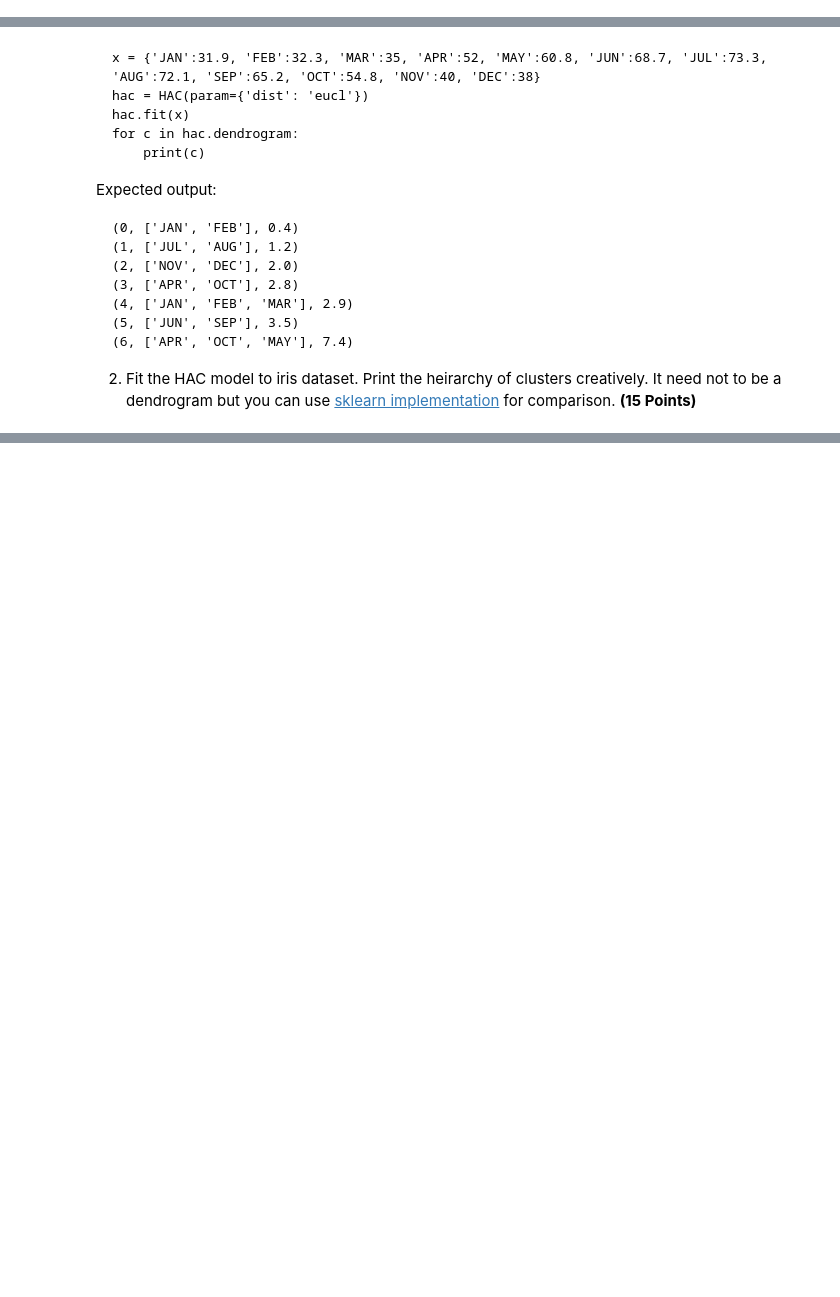
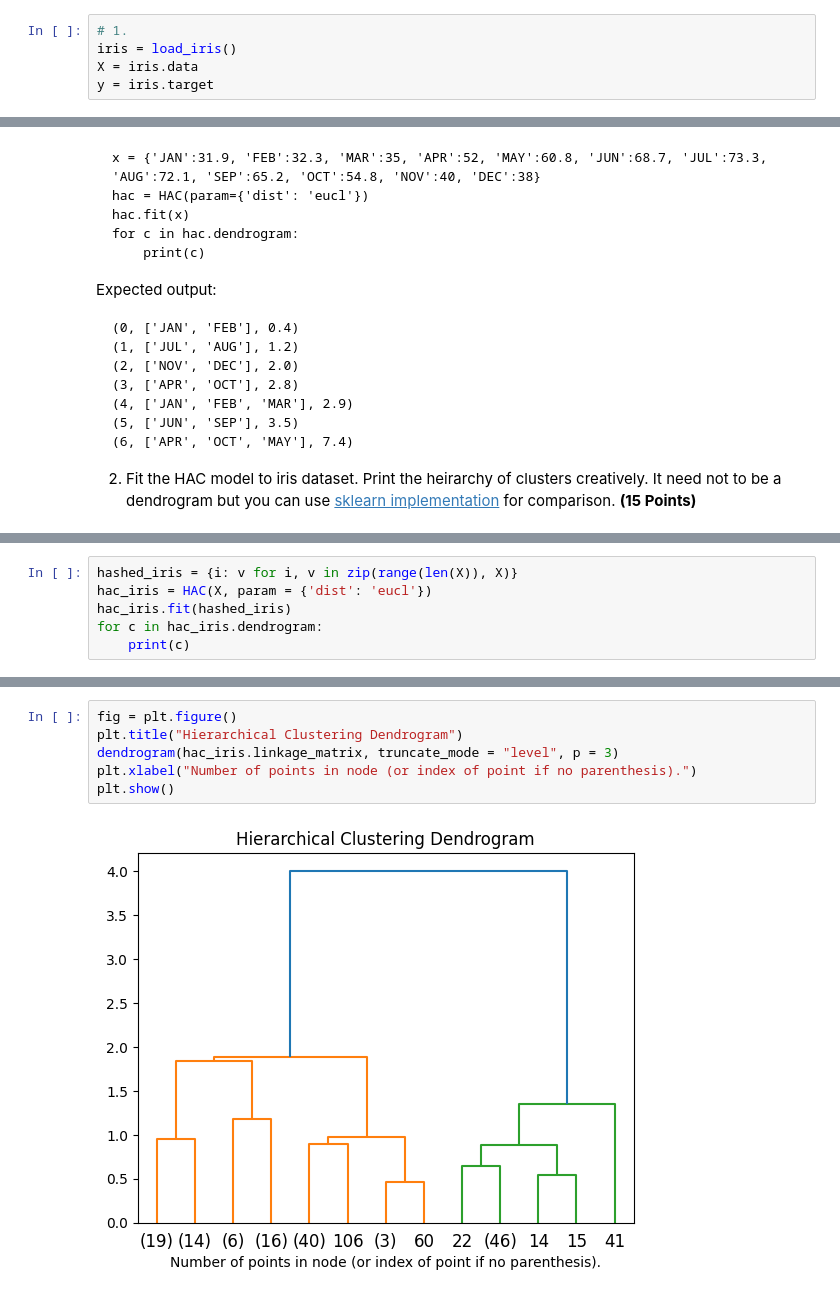
Before and after one commit to PdAlbedo/CS6140_Machine_Learning, a Jupyter notebook: A3/CS6140_ML_A3_F22.ipynb, the cells around one changed output, grey strips where cells are left out. Saved outputs shown, nothing was run; the diff lists cells and outputs as text; blank space fills up the shorter version.

```diff
--- a/A3/CS6140_ML_A3_F22.ipynb
+++ b/A3/CS6140_ML_A3_F22.ipynb
@@ -36,3 +133,8 @@ min_samples_leaf = [1, 2, 4,6,8]
 2. Use seed 1 to split data in 80-20 train-test configuration.  Train a Random Forest classifier with each unique configuration and record train/test accuracy, precision and recall in the results dataframe. This dataframe will have 5 columns (each corresponding to tuning parameter) and each row will correspond to each unique configuration. 5x5x5x5x5 rows. Analyse of the impact of each tuning parameter on predictor performance. **(15 Points)**
 
 3. From the results of the above find the best estimators and use them for classifcation once again and evaluate the performance using 10 fold cross validation. **(15 Points)**
+# %%
+# 1.
+iris = load_iris()
+X = iris.data
+y = iris.target
@@ -112,0 +362,6 @@ class HAC:
+# %%
+hashed_iris = {i: v for i, v in zip(range(len(X)), X)}
+hac_iris = HAC(X, param = {'dist': 'eucl'})
+hac_iris.fit(hashed_iris)
+for c in hac_iris.dendrogram:
+    print(c)
@@ -112,0 +386,8 @@ class HAC:
+# %%
+fig = plt.figure()
+plt.title("Hierarchical Clustering Dendrogram")
+dendrogram(hac_iris.linkage_matrix, truncate_mode = "level", p = 3)
+plt.xlabel("Number of points in node (or index of point if no parenthesis).")
+plt.show()
+# %% [output]
+[figure, added]
```
Also changed, not shown: parts of 8 cells of this notebook, 7 other files.
